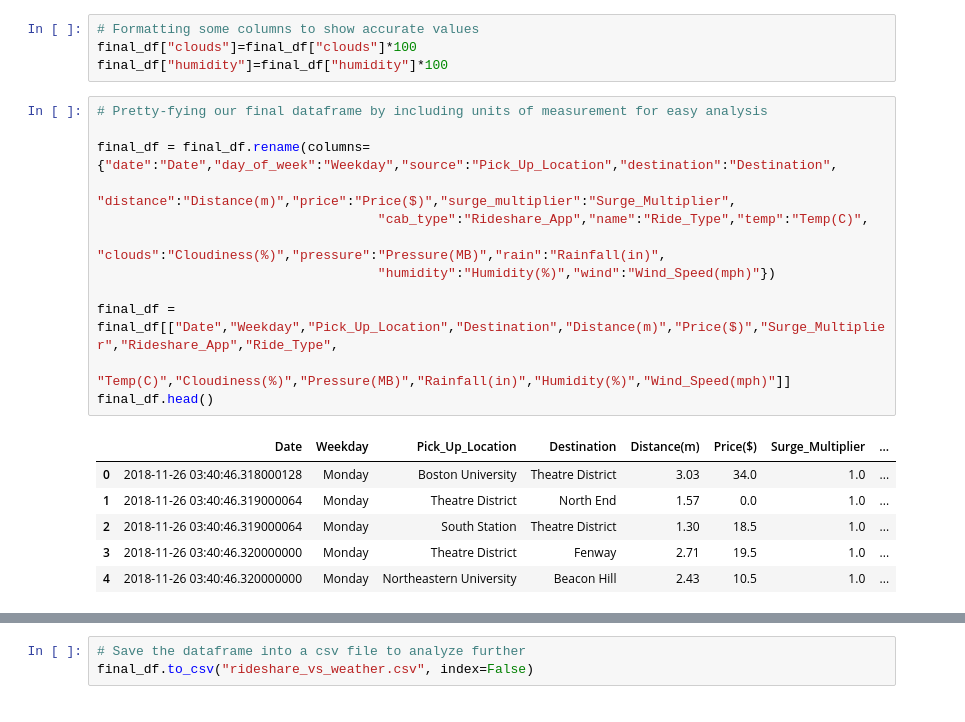
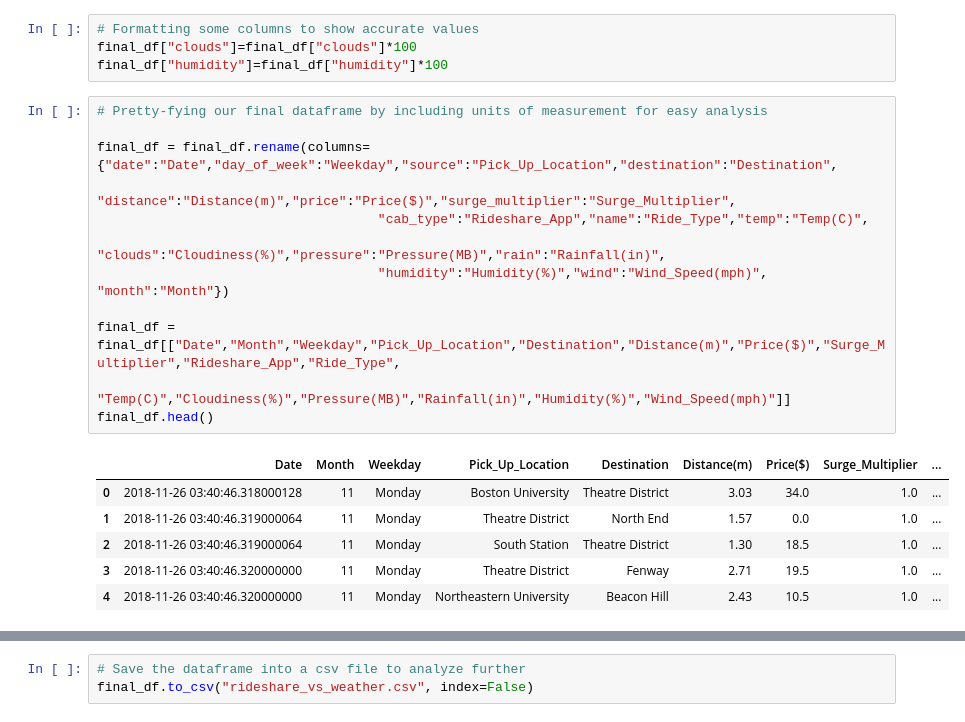
Before and after one commit to marnaji/Project-1, a Jupyter notebook: main.ipynb, the cells around one changed output, grey strips where cells are left out. Saved outputs shown, nothing was run; the diff lists cells and outputs as text.

```diff
--- a/main.ipynb
+++ b/main.ipynb
@@ -141,19 +146,19 @@ final_df["humidity"]=final_df["humidity"]*100
 # %%
 # Pretty-fying our final dataframe by including units of measurement for easy analysis
 
 final_df = final_df.rename(columns={"date":"Date","day_of_week":"Weekday","source":"Pick_Up_Location","destination":"Destination",
                                     "distance":"Distance(m)","price":"Price($)","surge_multiplier":"Surge_Multiplier",
                                     "cab_type":"Rideshare_App","name":"Ride_Type","temp":"Temp(C)",
                                     "clouds":"Cloudiness(%)","pressure":"Pressure(MB)","rain":"Rainfall(in)",
-                                    "humidity":"Humidity(%)","wind":"Wind_Speed(mph)"})
+                                    "humidity":"Humidity(%)","wind":"Wind_Speed(mph)", "month":"Month"})
 
-final_df = final_df[["Date","Weekday","Pick_Up_Location","Destination","Distance(m)","Price($)","Surge_Multiplier","Rideshare_App","Ride_Type",
+final_df = final_df[["Date","Month","Weekday","Pick_Up_Location","Destination","Distance(m)","Price($)","Surge_Multiplier","Rideshare_App","Ride_Type",
                      "Temp(C)","Cloudiness(%)","Pressure(MB)","Rainfall(in)","Humidity(%)","Wind_Speed(mph)"]]
 final_df.head()
 # %% [output]
-|  | Date | Weekday | Pick_Up_Location | Destination | Distance(m) | Price($) | Surge_Multiplier | ... |
-| 0 | 2018-11-26 03:40:46.318000128 | Monday | Boston University | Theatre District | 3.03 | 34.0 | 1.0 | ... |
-| 1 | 2018-11-26 03:40:46.319000064 | Monday | Theatre District | North End | 1.57 | 0.0 | 1.0 | ... |
-| 2 | 2018-11-26 03:40:46.319000064 | Monday | South Station | Theatre District | 1.30 | 18.5 | 1.0 | ... |
-| 3 | 2018-11-26 03:40:46.320000000 | Monday | Theatre District | Fenway | 2.71 | 19.5 | 1.0 | ... |
-| 4 | 2018-11-26 03:40:46.320000000 | Monday | Northeastern University | Beacon Hill | 2.43 | 10.5 | 1.0 | ... |
+|  | Date | Month | Weekday | Pick_Up_Location | Destination | Distance(m) | Price($) | Surge_Multiplier | ... |
+| 0 | 2018-11-26 03:40:46.318000128 | 11 | Monday | Boston University | Theatre District | 3.03 | 34.0 | 1.0 | ... |
+| 1 | 2018-11-26 03:40:46.319000064 | 11 | Monday | Theatre District | North End | 1.57 | 0.0 | 1.0 | ... |
+| 2 | 2018-11-26 03:40:46.319000064 | 11 | Monday | South Station | Theatre District | 1.30 | 18.5 | 1.0 | ... |
+| 3 | 2018-11-26 03:40:46.320000000 | 11 | Monday | Theatre District | Fenway | 2.71 | 19.5 | 1.0 | ... |
+| 4 | 2018-11-26 03:40:46.320000000 | 11 | Monday | Northeastern University | Beacon Hill | 2.43 | 10.5 | 1.0 | ... |
```
Also changed, not shown: parts of 28 cells of this notebook, 1 other file.
